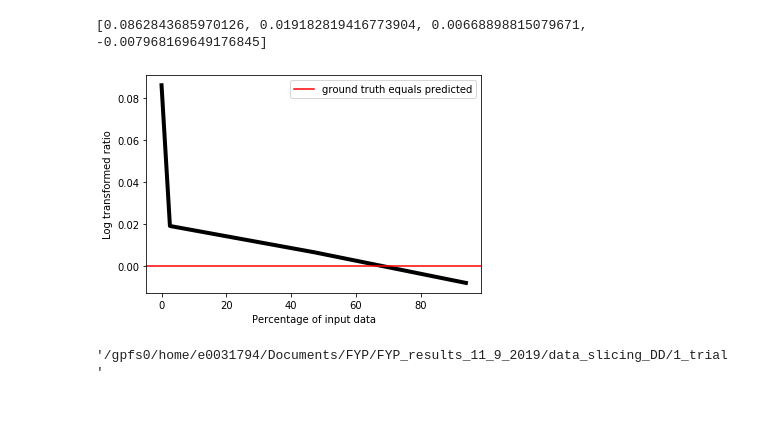
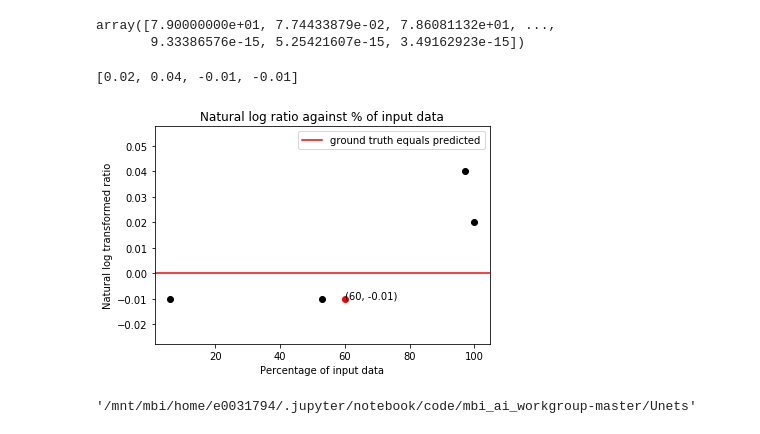
Before and after one commit to HoWeiChin/FYP_Deep_MOD, a Jupyter notebook: Slicing_data_Diffusion_Decay.ipynb, the cells around one changed output. Cells and saved outputs as stored; diff of their text form; code cells hidden in the pictures.

```diff
--- a/Slicing_data_Diffusion_Decay.ipynb
+++ b/Slicing_data_Diffusion_Decay.ipynb
@@ -351,21 +394,37 @@ plot_contour("x_numer.npy", "s_numer.npy", "u_numer.npy", "original" ,"x", "t",
+# %%
+full = np.load('u_numer.npy')
+full.shape
+new_full = full[full != 0]
+new_full.shape
+new_full
+# %% [output]
+array([7.90000000e+01, 7.74433879e-02, 7.86081132e+01, ...,
+       9.33386576e-15, 5.25421607e-15, 3.49162923e-15])
 # %%
 from math import log
 import matplotlib.pyplot as plt
-percent_subsets = [0, 2.59, 47, 94]
-real_predicted_ratios = [log(3/2.752), log(3/2.943), log(3/2.980), log(3/3.024)] #real/predicted
+percent_subsets = [100, 97, 53, 6] #0 subset, 259 subset, 4700 subset, 9400 subset
+real_predicted_ratios = [round(log(3/2.933), 2), round(log(3/2.874), 2), round(log(3/3.028), 2), round(log(3/3.017), 2)] #real/predicted
+
 print(real_predicted_ratios)
 
+sixty_data_pt = round(log(3/3.021), 2)
 fig = plt.figure()
-plt.plot(percent_subsets, real_predicted_ratios, color="k", linewidth=4)
+plt.scatter(percent_subsets, real_predicted_ratios, marker='o', color="k")
 plt.axhline(y=0.00, color='r', linestyle='-', label='ground truth equals predicted')
+plt.title('Natural log ratio against % of input data')
 plt.xlabel('Percentage of input data')
-plt.ylabel('Log transformed ratio')
+plt.ylabel('Natural log transformed ratio')
+plt.plot([60], [sixty_data_pt], 'ro')
+txt = '({}, {})'.format(60, sixty_data_pt)
+plt.text(60, sixty_data_pt, txt)
 plt.legend()
-plt.savefig('/gpfs0/home/e0031794/Documents/FYP/FYP_results_11_9_2019/data_slicing/1_trial/acc_vs_subset.png')
+plt.savefig('/mnt/mbi/home/e0031794/Documents/FYP/FYP_results_11_9_2019/data_slicing/1_trial/test_subset_hypothesis_latest.png')
 # %% [output]
-[0.0862843685970126, 0.019182819416773904, 0.00668898815079671, -0.007968169649176845]
+[0.02, 0.04, -0.01, -0.01]
-[figure, old version]
+[figure, new version]
-# %%
-os.getcwd()
-# %% [output]
-'/gpfs0/home/e0031794/Documents/FYP/FYP_results_11_9_2019/data_slicing_DD/1_trial'
+# %%
+import os
+os.getcwd()
+# %% [output]
+'/mnt/mbi/home/e0031794/.jupyter/notebook/code/mbi_ai_workgroup-master/Unets'
```
Also changed, not shown: parts of 8 cells of this notebook, 3 other files.
